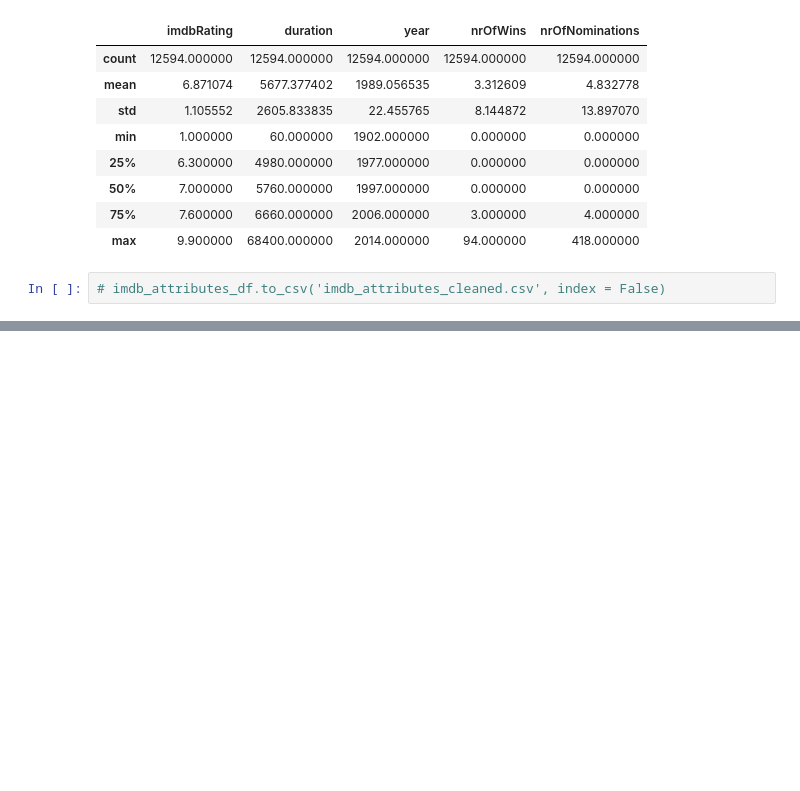
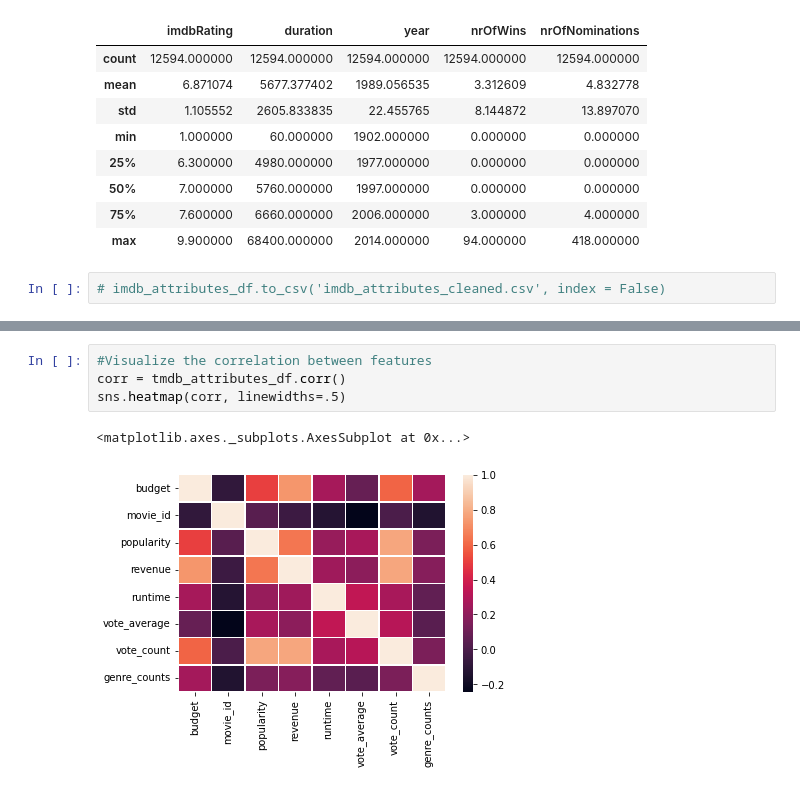
Before and after one commit to canon14/MovieRecommendationModel, a Jupyter notebook: MovieRecommendation.ipynb, the cells around one changed output, grey strips where cells are left out. Saved outputs shown, nothing was run; the diff lists cells and outputs as text; blank space fills up the shorter version.

```diff
--- a/MovieRecommendation.ipynb
+++ b/MovieRecommendation.ipynb
@@ -311,0 +363,7 @@ merge_df
+# %%
+#Visualize the correlation between features
+corr = tmdb_attributes_df.corr()
+sns.heatmap(corr, linewidths=.5)
+# %% [output]
+<matplotlib.axes._subplots.AxesSubplot at 0x...>
+[figure, added]
```
Also changed, not shown: parts of 20 cells of this notebook.
